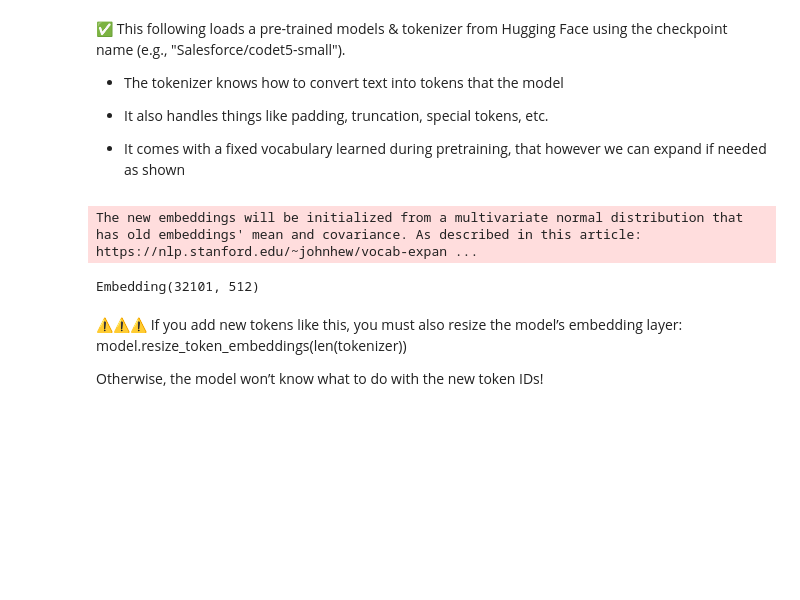
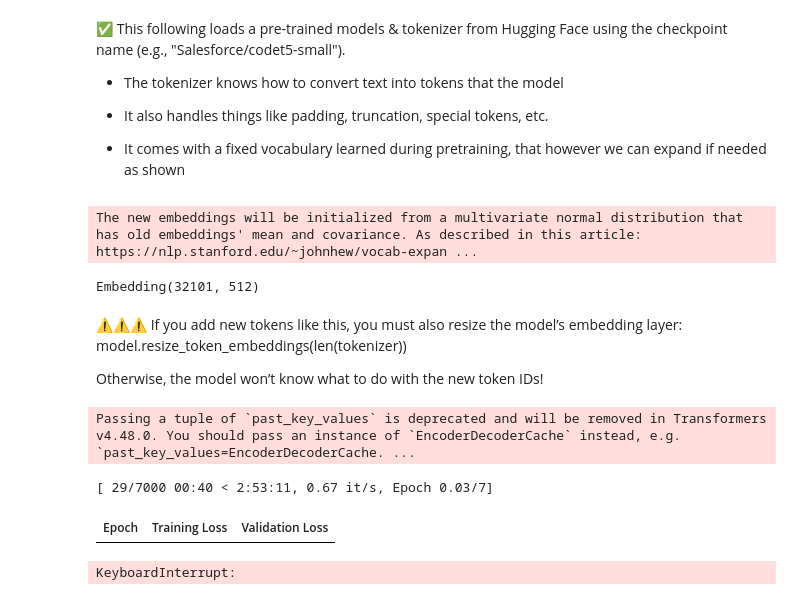
Before and after one commit to ajarnold920/Fine-Tuning_CodeT5, a Jupyter notebook: CodeT5.ipynb, the cells around one changed output. Saved outputs shown, nothing was run; the diff lists cells and outputs as text; code cells hidden in the pictures; blank space fills up the shorter version.

```diff
--- a/CodeT5.ipynb
+++ b/CodeT5.ipynb
@@ -90,13 +115,21 @@ Otherwise, the model won’t know what to do with the new token IDs!
 # ------------------------------------------------------------------------------------------------
 
 def preprocess_function(examples):
-    inputs = examples["java"]
-    targets = examples["cs"]
+    inputs = examples["masked_method"]
+    targets = examples["target_block"]
     model_inputs = tokenizer(inputs, max_length=256, truncation=True, padding="max_length")
     labels = tokenizer(targets, max_length=256, truncation=True, padding="max_length")
     model_inputs["labels"] = labels["input_ids"]
     return model_inputs
 
 
-
+train_dataset = Dataset.from_pandas(train)
+val_dataset = Dataset.from_pandas(val)
+test_dataset = Dataset.from_pandas(test)
+dataset = DatasetDict({
+    'train': train_dataset,
+    'validation': val_dataset,
+    'test': test_dataset
+})
 tokenized_datasets = dataset.map(preprocess_function, batched=True)
+#tokenized_datasets
@@ -114,7 +149,7 @@ training_args = TrainingArguments(
     learning_rate=5e-5,
     per_device_train_batch_size=2,
     per_device_eval_batch_size=2,
-    num_train_epochs=5,
+    num_train_epochs=7,
     weight_decay=0.01,
     load_best_model_at_end=True,
     metric_for_best_model="eval_loss",
@@ -122,8 +157,6 @@ training_args = TrainingArguments(
     logging_steps=100,
     push_to_hub=False,
 )
-
-
 
 trainer = Trainer(
     model=model,
@@ -136,19 +169,27 @@ trainer = Trainer(
 # %%
 # ------------------------
 # 6. Train the Model
 # ------------------------
 trainer.train()
 
 # ------------------------
 # 7. Evaluate on Test Set
 # ------------------------
 metrics = trainer.evaluate(tokenized_datasets["test"])
+
+trainer.save_model("t5_Model")
+
 print("Test Evaluation Metrics:", metrics)
 
 # ------------------------
 # 8. Test Code Translation
 # ------------------------
-input_code = "def add(a, b):\n    return a + b"
-inputs = tokenizer(input_code, return_tensors="pt", padding=True, truncation=True)
-outputs = model.generate(**inputs, max_length=256)
-print("Generated Java Code:\n", tokenizer.decode(outputs[0], skip_special_tokens=True))
+#input_code = "def add(a, b):\n    return a + b"
+#inputs = tokenizer(input_code, return_tensors="pt", padding=True, truncation=True)
+#outputs = model.generate(**inputs, max_length=256)
+#print("Generated Java Code:\n", tokenizer.decode(outputs[0], skip_special_tokens=True))
+# %% [output]
+Passing a tuple of `past_key_values` is deprecated and will be removed in Transformers v4.48.0. You should pass an instance of `EncoderDecoderCache` instead, e.g. `past_key_values=EncoderDecoderCache. ...
+[ 29/7000 00:40 < 2:53:11, 0.67 it/s, Epoch 0.03/7]
+| Epoch | Training Loss | Validation Loss |
+KeyboardInterrupt:
```
Also changed, not shown: parts of 12 cells of this notebook.
